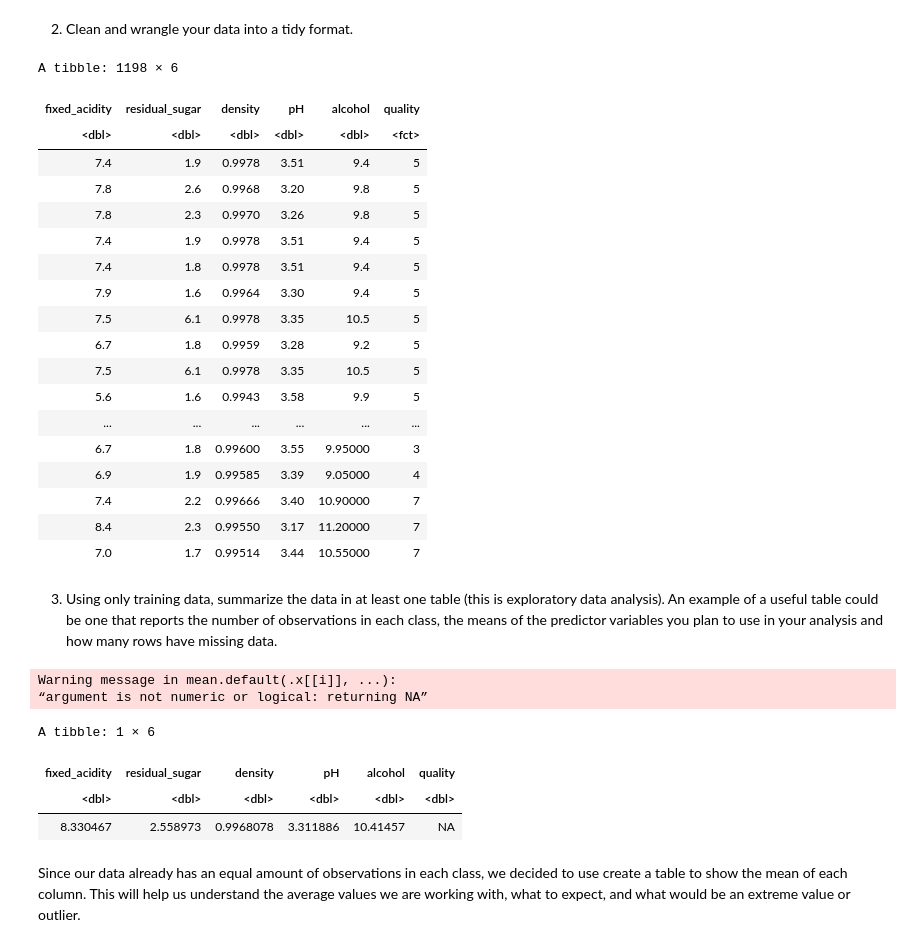
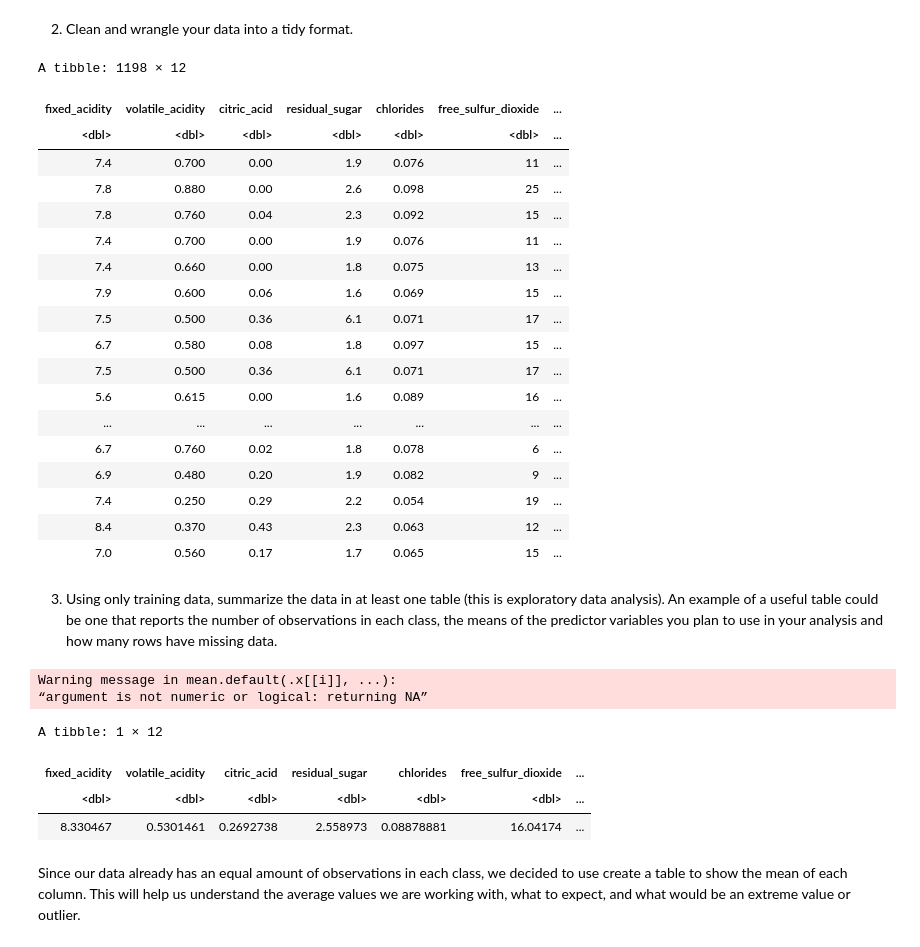
Before and after one commit to farazht/classifying-red-wine-quality, a Jupyter notebook: Group Report.ipynb, the cells around one changed output. Saved outputs shown, nothing was run; the diff lists cells and outputs as text; code cells hidden in the pictures.

```diff
--- a/Group Report.ipynb
+++ b/Group Report.ipynb
@@ -84,33 +102,33 @@ A tibble: 1599 × 12
 # %%
 # creating training and testing sets with a 75% proportion of training data and strata set to quality
 redwine_split <- initial_split(redwine_data, prop = .75, strata = quality)
     redwine_train <- training(redwine_split)
     redwine_test <- testing(redwine_split)
 
 # selecting our 5 predictors
-redwine_train <- redwine_train |>
-    select(fixed_acidity, residual_sugar, density, pH, alcohol, quality)
+# redwine_train <- redwine_train |>
+    # select(fixed_acidity, residual_sugar, density, pH, alcohol, quality)
 redwine_train
 # %% [output]
-A tibble: 1198 × 6
+A tibble: 1198 × 12
-| fixed_acidity | residual_sugar | density | pH | alcohol | quality |
-| <dbl> | <dbl> | <dbl> | <dbl> | <dbl> | <fct> |
-| 7.4 | 1.9 | 0.9978 | 3.51 | 9.4 | 5 |
-| 7.8 | 2.6 | 0.9968 | 3.20 | 9.8 | 5 |
-| 7.8 | 2.3 | 0.9970 | 3.26 | 9.8 | 5 |
-| 7.4 | 1.9 | 0.9978 | 3.51 | 9.4 | 5 |
-| 7.4 | 1.8 | 0.9978 | 3.51 | 9.4 | 5 |
-| 7.9 | 1.6 | 0.9964 | 3.30 | 9.4 | 5 |
-| 7.5 | 6.1 | 0.9978 | 3.35 | 10.5 | 5 |
-| 6.7 | 1.8 | 0.9959 | 3.28 | 9.2 | 5 |
-| 7.5 | 6.1 | 0.9978 | 3.35 | 10.5 | 5 |
-| 5.6 | 1.6 | 0.9943 | 3.58 | 9.9 | 5 |
-| ... | ... | ... | ... | ... | ... |
-| 6.7 | 1.8 | 0.99600 | 3.55 | 9.95000 | 3 |
-| 6.9 | 1.9 | 0.99585 | 3.39 | 9.05000 | 4 |
-| 7.4 | 2.2 | 0.99666 | 3.40 | 10.90000 | 7 |
-| 8.4 | 2.3 | 0.99550 | 3.17 | 11.20000 | 7 |
-| 7.0 | 1.7 | 0.99514 | 3.44 | 10.55000 | 7 |
+| fixed_acidity | volatile_acidity | citric_acid | residual_sugar | chlorides | free_sulfur_dioxide | ... |
+| <dbl> | <dbl> | <dbl> | <dbl> | <dbl> | <dbl> | ... |
+| 7.4 | 0.700 | 0.00 | 1.9 | 0.076 | 11 | ... |
+| 7.8 | 0.880 | 0.00 | 2.6 | 0.098 | 25 | ... |
+| 7.8 | 0.760 | 0.04 | 2.3 | 0.092 | 15 | ... |
+| 7.4 | 0.700 | 0.00 | 1.9 | 0.076 | 11 | ... |
+| 7.4 | 0.660 | 0.00 | 1.8 | 0.075 | 13 | ... |
+| 7.9 | 0.600 | 0.06 | 1.6 | 0.069 | 15 | ... |
+| 7.5 | 0.500 | 0.36 | 6.1 | 0.071 | 17 | ... |
+| 6.7 | 0.580 | 0.08 | 1.8 | 0.097 | 15 | ... |
+| 7.5 | 0.500 | 0.36 | 6.1 | 0.071 | 17 | ... |
+| 5.6 | 0.615 | 0.00 | 1.6 | 0.089 | 16 | ... |
+| ... | ... | ... | ... | ... | ... | ... |
+| 6.7 | 0.760 | 0.02 | 1.8 | 0.078 | 6 | ... |
+| 6.9 | 0.480 | 0.20 | 1.9 | 0.082 | 9 | ... |
+| 7.4 | 0.250 | 0.29 | 2.2 | 0.054 | 19 | ... |
+| 8.4 | 0.370 | 0.43 | 2.3 | 0.063 | 12 | ... |
+| 7.0 | 0.560 | 0.17 | 1.7 | 0.065 | 15 | ... |
 # %% [markdown]
 3. Using only training data, summarize the data in at least one table (this is exploratory data analysis). An example of a useful table could be one that reports the number of observations in each class, the means of the predictor variables you plan to use in your analysis and how many rows have missing data.
 # %%
@@ -120,10 +138,10 @@ redwine_train_mean
 # %% [output]
 Warning message in mean.default(.x[[i]], ...):
 “argument is not numeric or logical: returning NA”
-A tibble: 1 × 6
+A tibble: 1 × 12
-| fixed_acidity | residual_sugar | density | pH | alcohol | quality |
-| <dbl> | <dbl> | <dbl> | <dbl> | <dbl> | <dbl> |
-| 8.330467 | 2.558973 | 0.9968078 | 3.311886 | 10.41457 | NA |
+| fixed_acidity | volatile_acidity | citric_acid | residual_sugar | chlorides | free_sulfur_dioxide | ... |
+| <dbl> | <dbl> | <dbl> | <dbl> | <dbl> | <dbl> | ... |
+| 8.330467 | 0.5301461 | 0.2692738 | 2.558973 | 0.08878881 | 16.04174 | ... |
 # %% [markdown]
 Since our data already has an equal amount of observations in each class, we decided to use create a table to show the mean of each column. This will help us understand the average values we are working with, what to expect, and what would be an extreme value or outlier.
 # %% [markdown]
```
Also changed, not shown: parts of 4 cells of this notebook.
